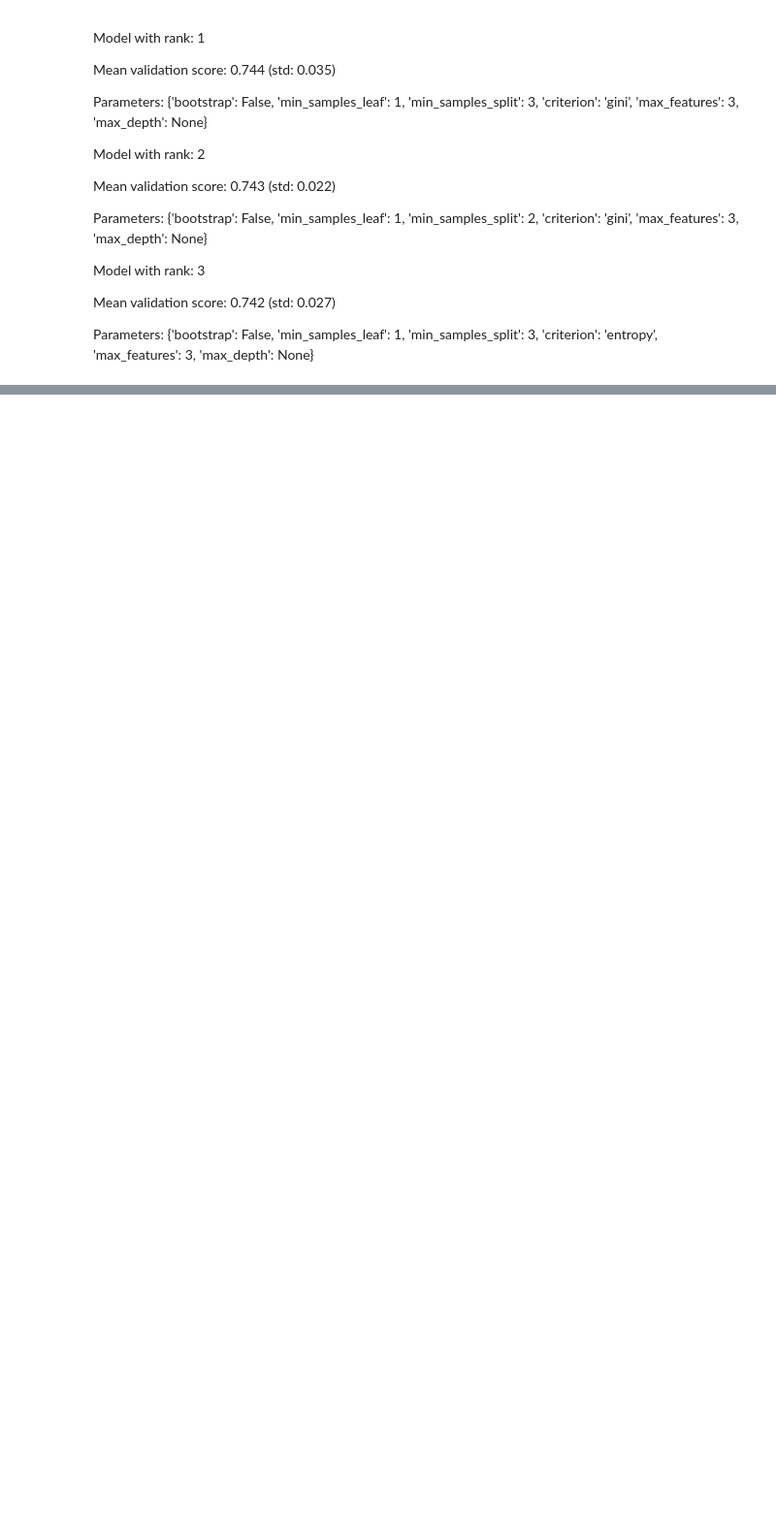
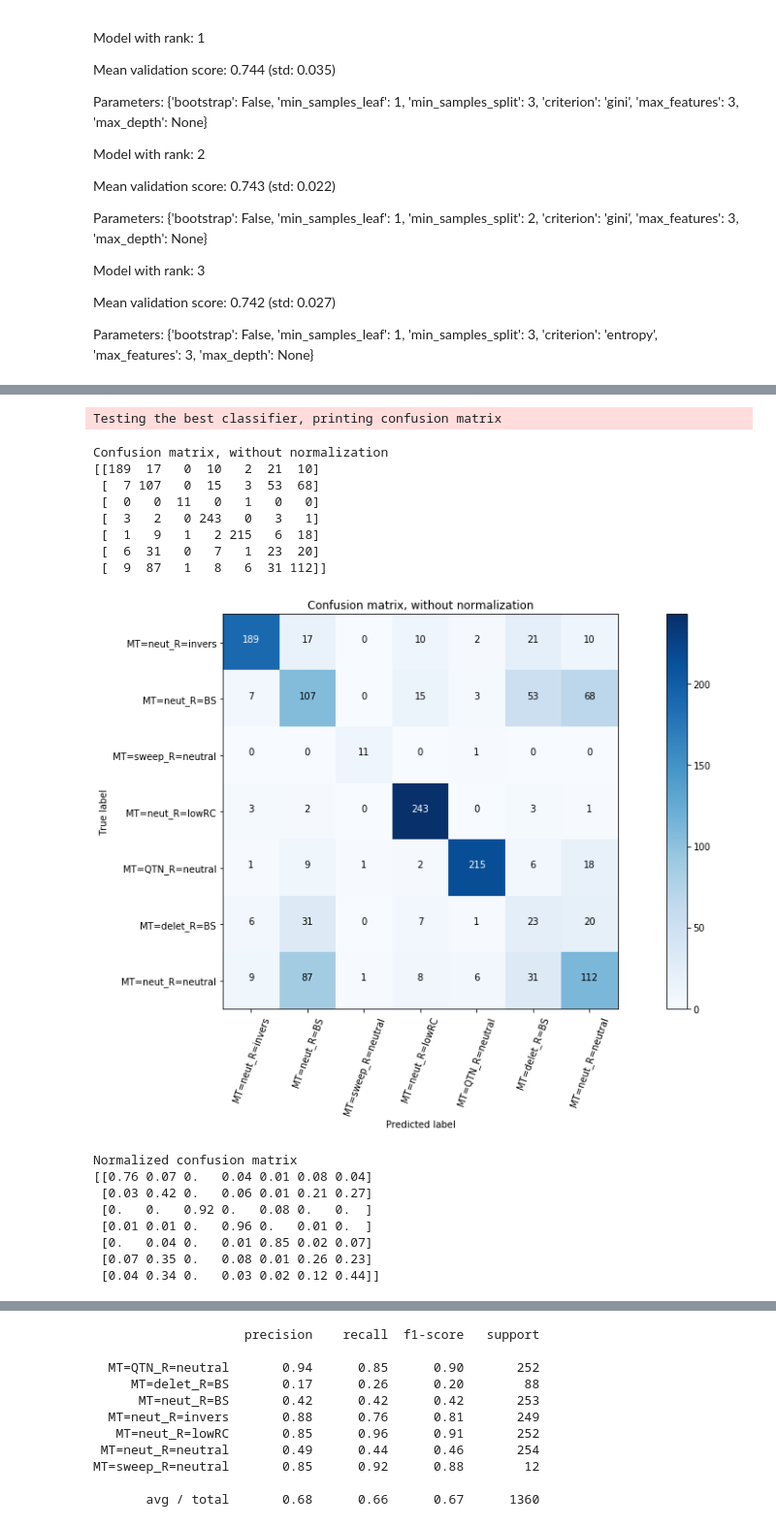
Before and after one commit to TestTheTests/TTT_RecombinationGenomeScans, a Jupyter notebook: ml_project/test_classifier.ipynb, the cells around one changed output, grey strips where cells are left out. Shown at 97% size. Saved outputs shown, nothing was run; the diff lists cells and outputs as text; code cells hidden in the pictures; blank space fills up the shorter version.

```diff
--- a/ml_project/test_classifier.ipynb
+++ b/ml_project/test_classifier.ipynb
@@ -252,0 +177,21 @@ MT=sweep_R=neutral       0.85      0.92      0.88        12
+# %%
+plotReportForComparison("clfAcrossGenomeSMOTE1000.p")
+# %% [output]
+Testing the best classifier, printing confusion matrix
+Confusion matrix, without normalization
+[[189  17   0  10   2  21  10]
+ [  7 107   0  15   3  53  68]
+ [  0   0  11   0   1   0   0]
+ [  3   2   0 243   0   3   1]
+ [  1   9   1   2 215   6  18]
+ [  6  31   0   7   1  23  20]
+ [  9  87   1   8   6  31 112]]
+[figure, added]
+Normalized confusion matrix
+[[0.76 0.07 0.   0.04 0.01 0.08 0.04]
+ [0.03 0.42 0.   0.06 0.01 0.21 0.27]
+ [0.   0.   0.92 0.   0.08 0.   0.  ]
+ [0.01 0.01 0.   0.96 0.   0.01 0.  ]
+ [0.   0.04 0.   0.01 0.85 0.02 0.07]
+ [0.07 0.35 0.   0.08 0.01 0.26 0.23]
+ [0.04 0.34 0.   0.03 0.02 0.12 0.44]]
@@ -252,0 +199,11 @@ MT=sweep_R=neutral       0.85      0.92      0.88        12
+                    precision    recall  f1-score   support
+
+  MT=QTN_R=neutral       0.94      0.85      0.90       252
+     MT=delet_R=BS       0.17      0.26      0.20        88
+      MT=neut_R=BS       0.42      0.42      0.42       253
+  MT=neut_R=invers       0.88      0.76      0.81       249
+   MT=neut_R=lowRC       0.85      0.96      0.91       252
+ MT=neut_R=neutral       0.49      0.44      0.46       254
+MT=sweep_R=neutral       0.85      0.92      0.88        12
+
+       avg / total       0.68      0.66      0.67      1360
```
Also changed, not shown: parts of 20 cells of this notebook, 26 other files.
